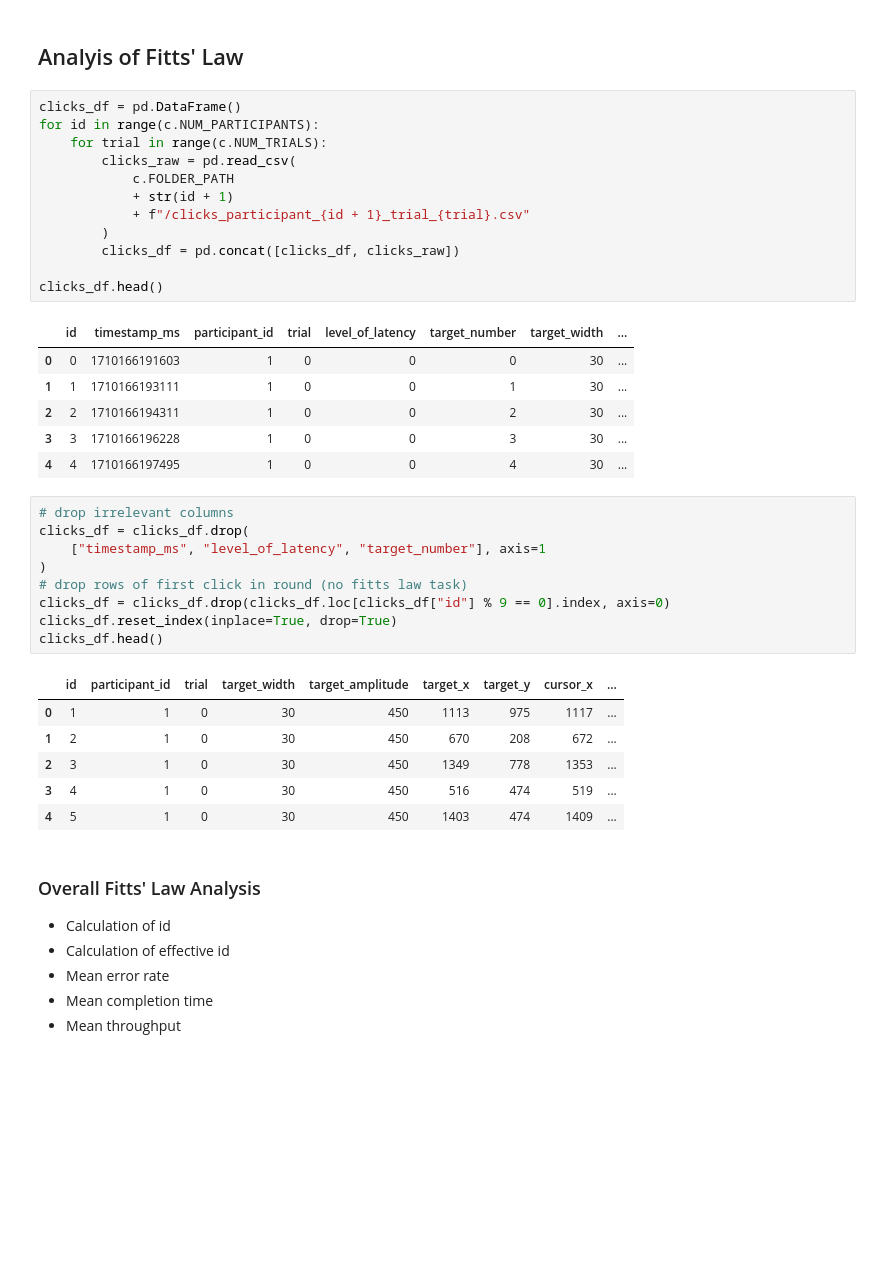
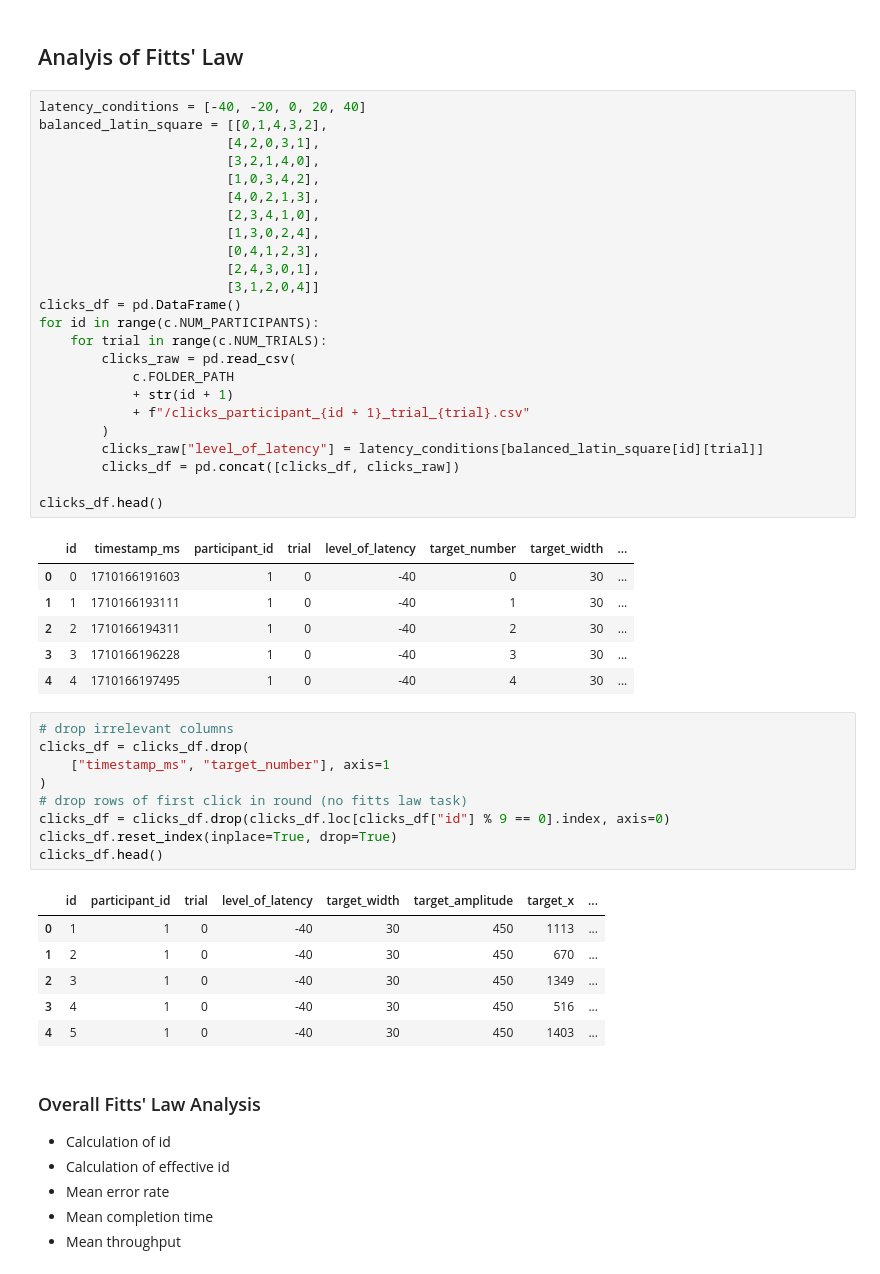
Before and after one commit to lucawoik/SpeedyMouseEvaluation, a Jupyter notebook: descriptive_analysis.ipynb, the cells around one changed output. Drawn from its saved outputs; the diff is of its cells as text; blank space fills up the shorter version.

```diff
--- a/descriptive_analysis.ipynb
+++ b/descriptive_analysis.ipynb
@@ -88,6 +88,17 @@ Frequency of mouse input:
 # %% [markdown]
 ## Analyis of Fitts' Law
 # %%
+latency_conditions = [-40, -20, 0, 20, 40]
+balanced_latin_square = [[0,1,4,3,2],
+                        [4,2,0,3,1],
+                        [3,2,1,4,0],
+                        [1,0,3,4,2],
+                        [4,0,2,1,3],
+                        [2,3,4,1,0],
+                        [1,3,0,2,4],
+                        [0,4,1,2,3],
+                        [2,4,3,0,1],
+                        [3,1,2,0,4]]
 clicks_df = pd.DataFrame()
 for id in range(c.NUM_PARTICIPANTS):
     for trial in range(c.NUM_TRIALS):
@@ -96,32 +107,33 @@ for id in range(c.NUM_PARTICIPANTS):
             + str(id + 1)
             + f"/clicks_participant_{id + 1}_trial_{trial}.csv"
         )
+        clicks_raw["level_of_latency"] = latency_conditions[balanced_latin_square[id][trial]]
         clicks_df = pd.concat([clicks_df, clicks_raw])
 
 clicks_df.head()
 # %% [output]
 |  | id | timestamp_ms | participant_id | trial | level_of_latency | target_number | target_width | ... |
-| 0 | 0 | 1710166191603 | 1 | 0 | 0 | 0 | 30 | ... |
-| 1 | 1 | 1710166193111 | 1 | 0 | 0 | 1 | 30 | ... |
-| 2 | 2 | 1710166194311 | 1 | 0 | 0 | 2 | 30 | ... |
-| 3 | 3 | 1710166196228 | 1 | 0 | 0 | 3 | 30 | ... |
-| 4 | 4 | 1710166197495 | 1 | 0 | 0 | 4 | 30 | ... |
+| 0 | 0 | 1710166191603 | 1 | 0 | -40 | 0 | 30 | ... |
+| 1 | 1 | 1710166193111 | 1 | 0 | -40 | 1 | 30 | ... |
+| 2 | 2 | 1710166194311 | 1 | 0 | -40 | 2 | 30 | ... |
+| 3 | 3 | 1710166196228 | 1 | 0 | -40 | 3 | 30 | ... |
+| 4 | 4 | 1710166197495 | 1 | 0 | -40 | 4 | 30 | ... |
 # %%
 # drop irrelevant columns
 clicks_df = clicks_df.drop(
-    ["timestamp_ms", "level_of_latency", "target_number"], axis=1
+    ["timestamp_ms", "target_number"], axis=1
 )
 # drop rows of first click in round (no fitts law task)
 clicks_df = clicks_df.drop(clicks_df.loc[clicks_df["id"] % 9 == 0].index, axis=0)
 clicks_df.reset_index(inplace=True, drop=True)
 clicks_df.head()
 # %% [output]
-|  | id | participant_id | trial | target_width | target_amplitude | target_x | target_y | cursor_x | ... |
-| 0 | 1 | 1 | 0 | 30 | 450 | 1113 | 975 | 1117 | ... |
-| 1 | 2 | 1 | 0 | 30 | 450 | 670 | 208 | 672 | ... |
-| 2 | 3 | 1 | 0 | 30 | 450 | 1349 | 778 | 1353 | ... |
-| 3 | 4 | 1 | 0 | 30 | 450 | 516 | 474 | 519 | ... |
-| 4 | 5 | 1 | 0 | 30 | 450 | 1403 | 474 | 1409 | ... |
+|  | id | participant_id | trial | level_of_latency | target_width | target_amplitude | target_x | ... |
+| 0 | 1 | 1 | 0 | -40 | 30 | 450 | 1113 | ... |
+| 1 | 2 | 1 | 0 | -40 | 30 | 450 | 670 | ... |
+| 2 | 3 | 1 | 0 | -40 | 30 | 450 | 1349 | ... |
+| 3 | 4 | 1 | 0 | -40 | 30 | 450 | 516 | ... |
+| 4 | 5 | 1 | 0 | -40 | 30 | 450 | 1403 | ... |
 # %% [markdown]
 ### Overall Fitts' Law Analysis
 - Calculation of id
```
Also changed, not shown: parts of 3 cells of this notebook.
